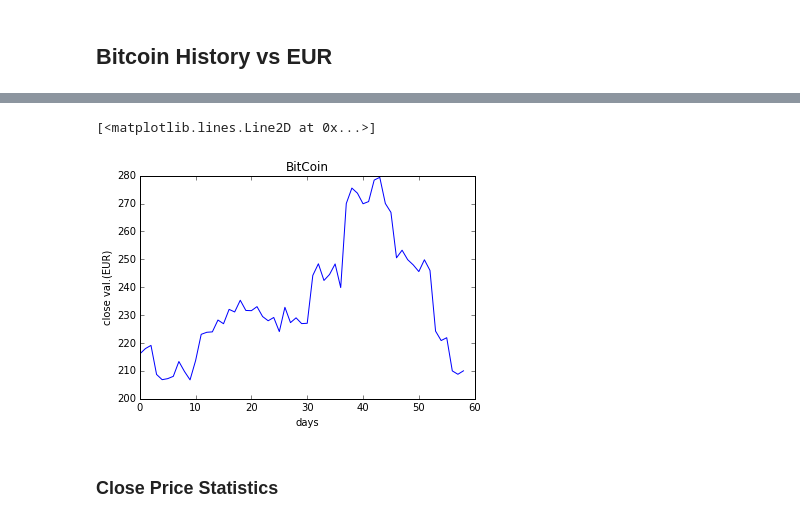
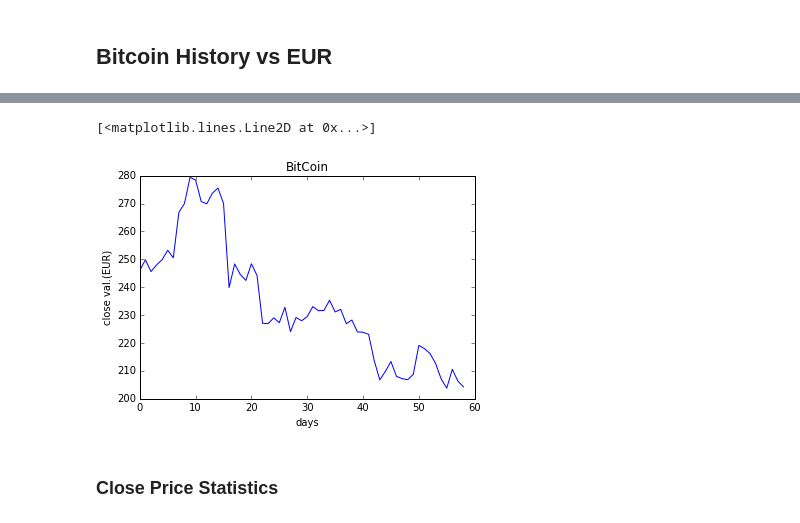
Before and after one commit to uolter/BitCoin, a Jupyter notebook: bitcoin_history_data.ipynb, the cells around one changed output, grey strips where cells are left out. Saved outputs shown, nothing was run; the diff lists cells and outputs as text; code cells hidden in the pictures.

```diff
--- a/bitcoin_history_data.ipynb
+++ b/bitcoin_history_data.ipynb
@@ -71,4 +73,4 @@ BIT_COIN_CSV_URL = 'http://www.quandl.com/api/v1/datasets/BCHARTS/KRAKENEUR.csv'
 
 bcdf = read_csv(BIT_COIN_CSV_URL)
 bcdf = bcdf[bcdf['Date']> t2.strftime("%Y-%m-%d")]
-bcdf.head()
+bcdf = bcdf.iloc[::-1]
@@ -82,11 +77,11 @@ bcdf.head()
 # %%
 plt.title("BitCoin")
 plt.xlabel('days')
 plt.ylabel('close val.(EUR)')
-plot(bcdf['Close'])
+plt.plot(bcdf['Close'])
 # %% [output]
 [<matplotlib.lines.Line2D at 0x...>]
-[figure, old version]
+[figure, new version]
 # %% [markdown]
 ### Close Price Statistics
 # %% [markdown]
```
Also changed, not shown: parts of 21 cells of this notebook.
